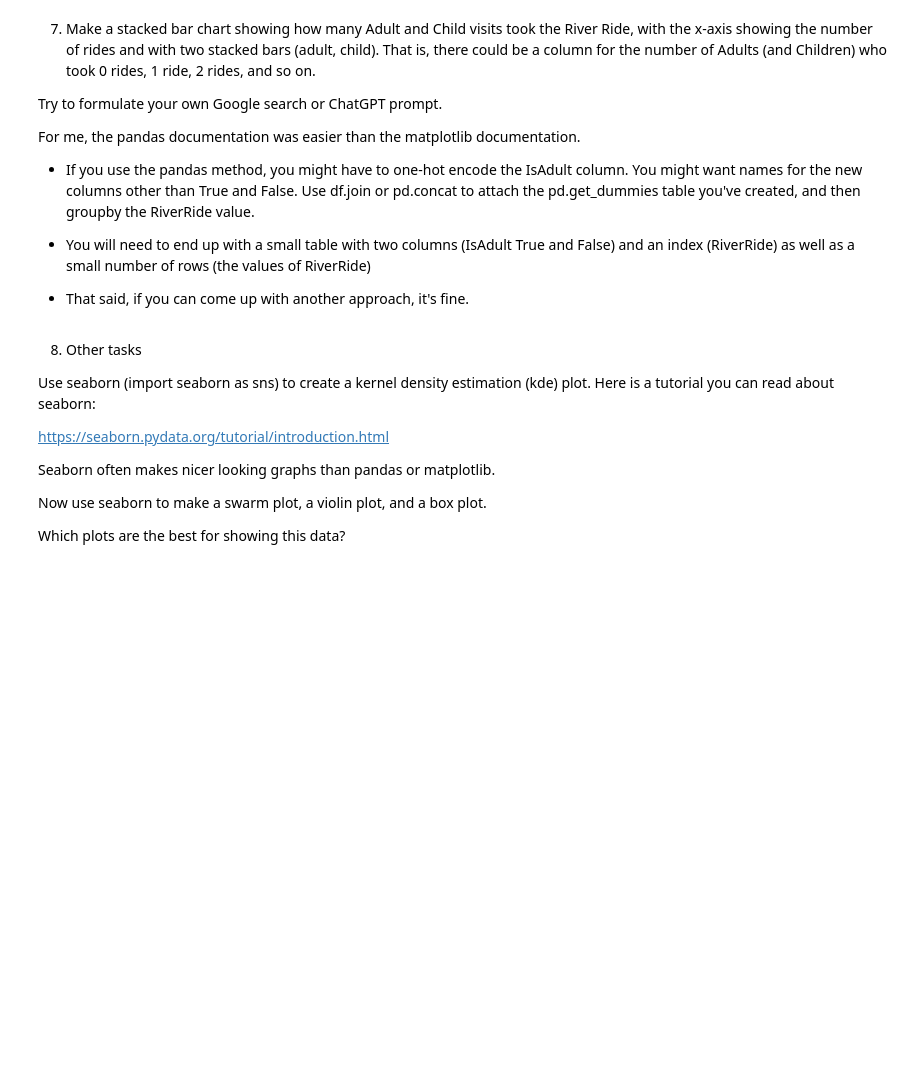
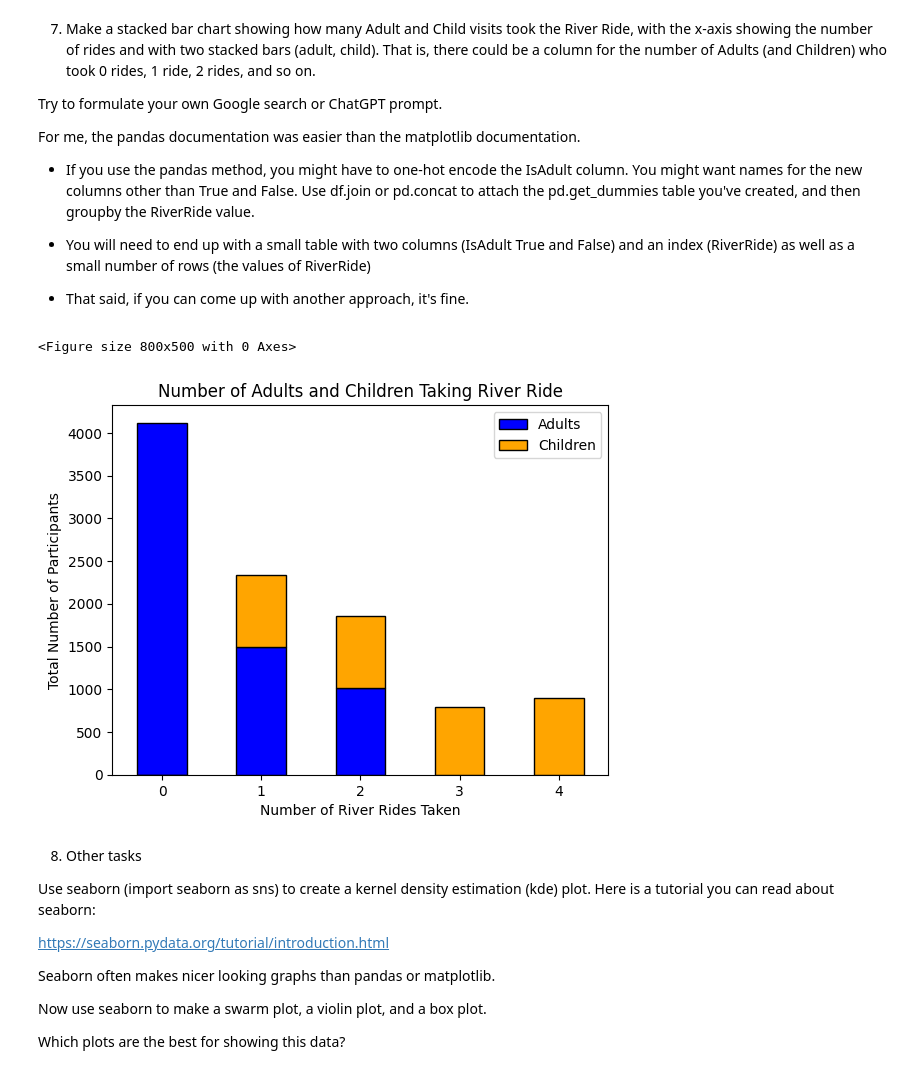
Before and after one commit to bu-sohan/AI-for-Leaders-Spring-2025, a Jupyter notebook: Week3.ipynb, the cells around one changed output. Saved outputs shown, nothing was run; the diff lists cells and outputs as text; code cells hidden in the pictures; blank space fills up the shorter version.

```diff
--- a/Week3.ipynb
+++ b/Week3.ipynb
@@ -238,6 +345,28 @@ For me, the pandas documentation was easier than the matplotlib documentation.
 * You will need to end up with a small table with two columns (IsAdult True and False) and an index (RiverRide) as well as a small number of rows (the values of RiverRide)
 
 * That said, if you can come up with another approach, it's fine.
+# %%
+# Compute total Adults and Children for each RiverRide count
+df["Adults"] = df["IsAdult"] * 1  # 1 participant per visit
+df["Children"] = (1 - df["IsAdult"]) * 1
+
+# Group by RiverRide counts and sum Adults and Children
+grouped = df.groupby("RiverRide")[["Adults", "Children"]].sum()
+
+# Plot the stacked bar chart
+plt.figure(figsize=(8, 5))
+grouped.plot(kind="bar", stacked=True, color=["blue", "orange"], edgecolor="black")
+
+plt.xlabel("Number of River Rides Taken")
+plt.ylabel("Total Number of Participants")
+plt.title("Number of Adults and Children Taking River Ride")
+plt.legend(["Adults", "Children"])
+plt.xticks(rotation=0)
+
+plt.show()
+# %% [output]
+<Figure size 800x500 with 0 Axes>
+[figure, added]
 # %% [markdown]
 8. Other tasks
 
```
Also changed, not shown: parts of 8 cells of this notebook.
